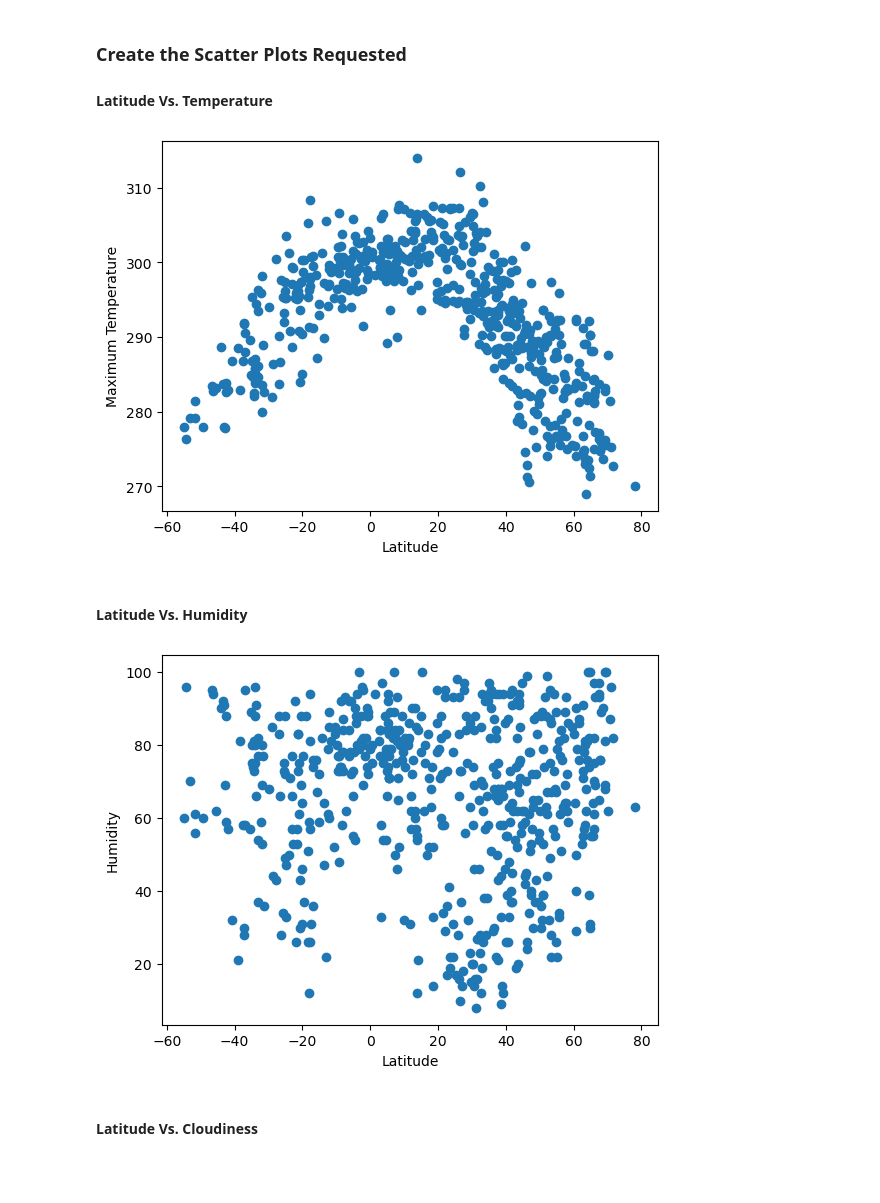
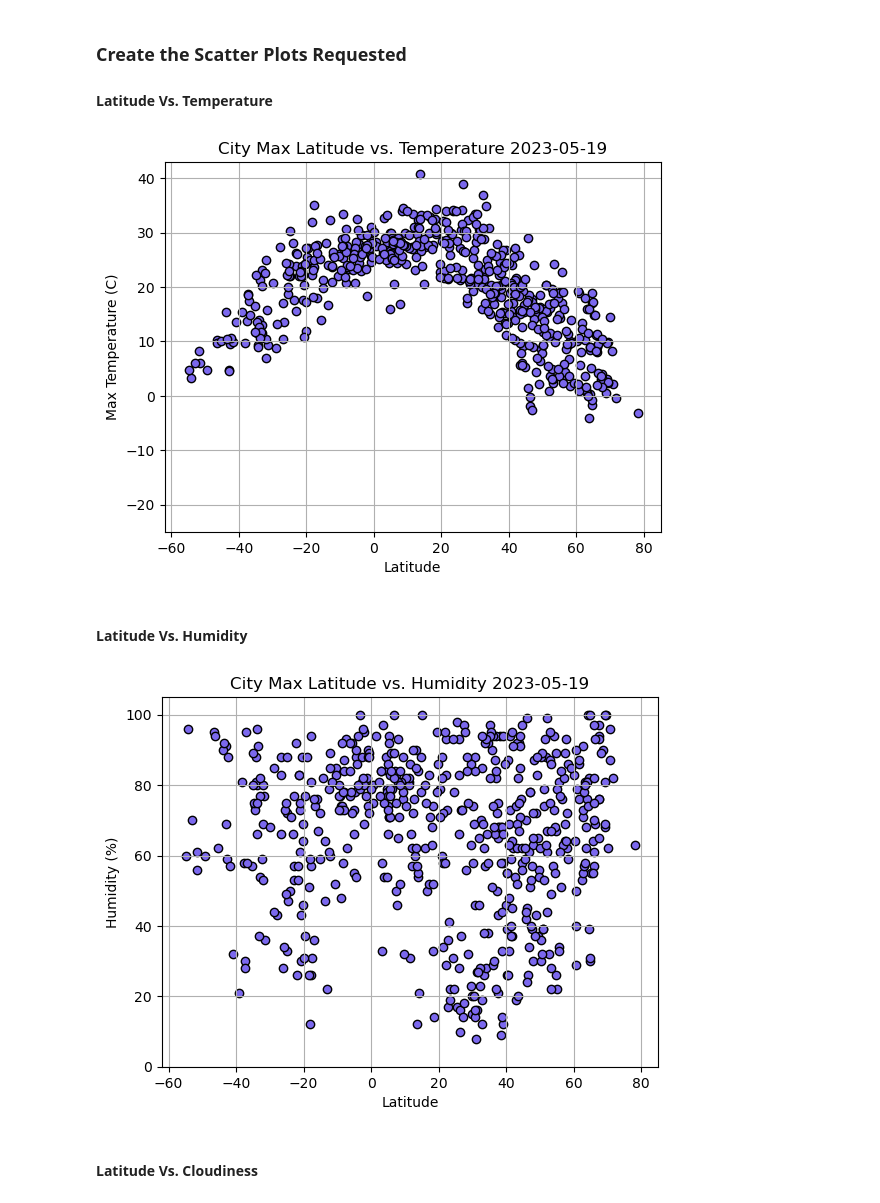
Before and after one commit to aglantzrbc/python-api-challenge, a Jupyter notebook: WeatherPy/WeatherPy.ipynb, the cells around one changed output. Cells and saved outputs as stored; diff of their text form; code cells hidden in the pictures; blank space fills up the shorter version.

```diff
--- a/WeatherPy/WeatherPy.ipynb
+++ b/WeatherPy/WeatherPy.ipynb
@@ -194,31 +194,39 @@ city_data_df.head()
 # %%
 # Build scatter plot for latitude vs. temperature
 lat_all = city_data_df["Lat"]
-temp_all = city_data_df["Max Temp"]
-plt.scatter(lat_all, temp_all)
+temp_all = city_data_df["Max Temp"] - 273.15
+plt.xlim(-62, 85)
+plt.ylim(-25, 43)
+plt.scatter(lat_all, temp_all, edgecolors="black",facecolors="mediumslateblue")
 
 # Incorporate the other graph properties
-plt.xlabel1("Latitude")
-plt.ylabel1("Maximum Temperature")
+plt.xlabel("Latitude")
+plt.ylabel('Max Temperature (C)')
+plt.title("City Max Latitude vs. Temperature 2023-05-19")
+plt.grid(True)
 
 # Save the figure
 plt.savefig("output_data/Fig1.png")
 
 # Show plot
 plt.show()
 # %% [output]
-[figure, old version]
+[figure, new version]
 # %% [markdown]
 #### Latitude Vs. Humidity
 # %%
 # Build the scatter plots for latitude vs. humidity
 lat_all = city_data_df["Lat"]
 humid_all = city_data_df["Humidity"]
-plt.scatter(lat_all, humid_all)
+plt.xlim(-62, 85)
+plt.ylim(0, 105)
+plt.scatter(lat_all, humid_all, edgecolors="black",facecolors="mediumslateblue")
 
 # Incorporate the other graph properties
-plt.xlabel2("Latitude")
-plt.ylabel2("Humidity")
+plt.xlabel("Latitude")
+plt.ylabel('Humidity (%)')
+plt.title("City Max Latitude vs. Humidity 2023-05-19")
+plt.grid(True)
 
 # Save the figure
 plt.savefig("output_data/Fig2.png")
@@ -226,7 +234,7 @@ plt.savefig("output_data/Fig2.png")
 # Show plot
 plt.show()
 # %% [output]
-[figure, old version]
+[figure, new version]
 # %% [markdown]
 #### Latitude Vs. Cloudiness
 # %%
```
Also changed, not shown: parts of 4 cells of this notebook, 4 other files.
